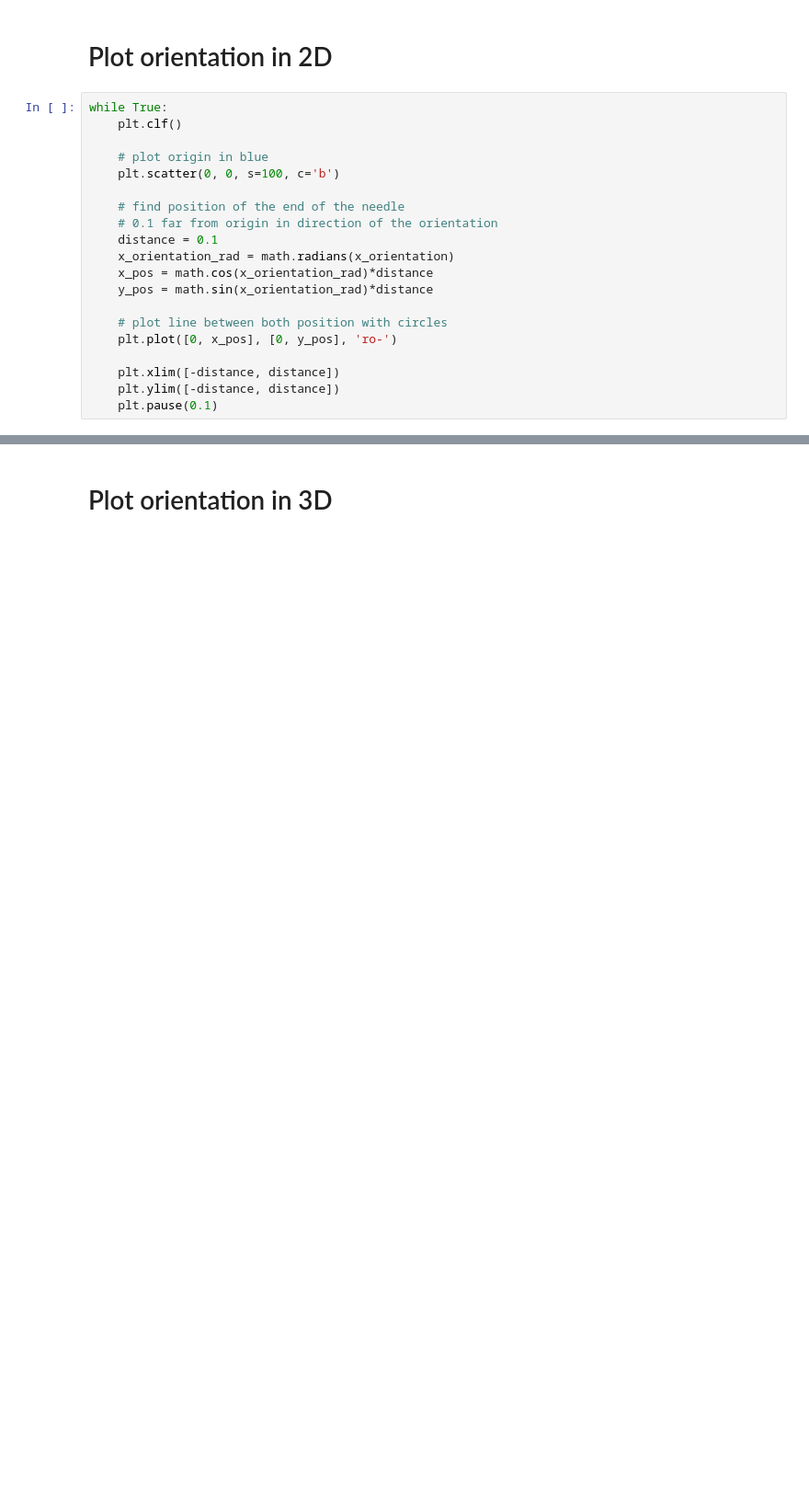
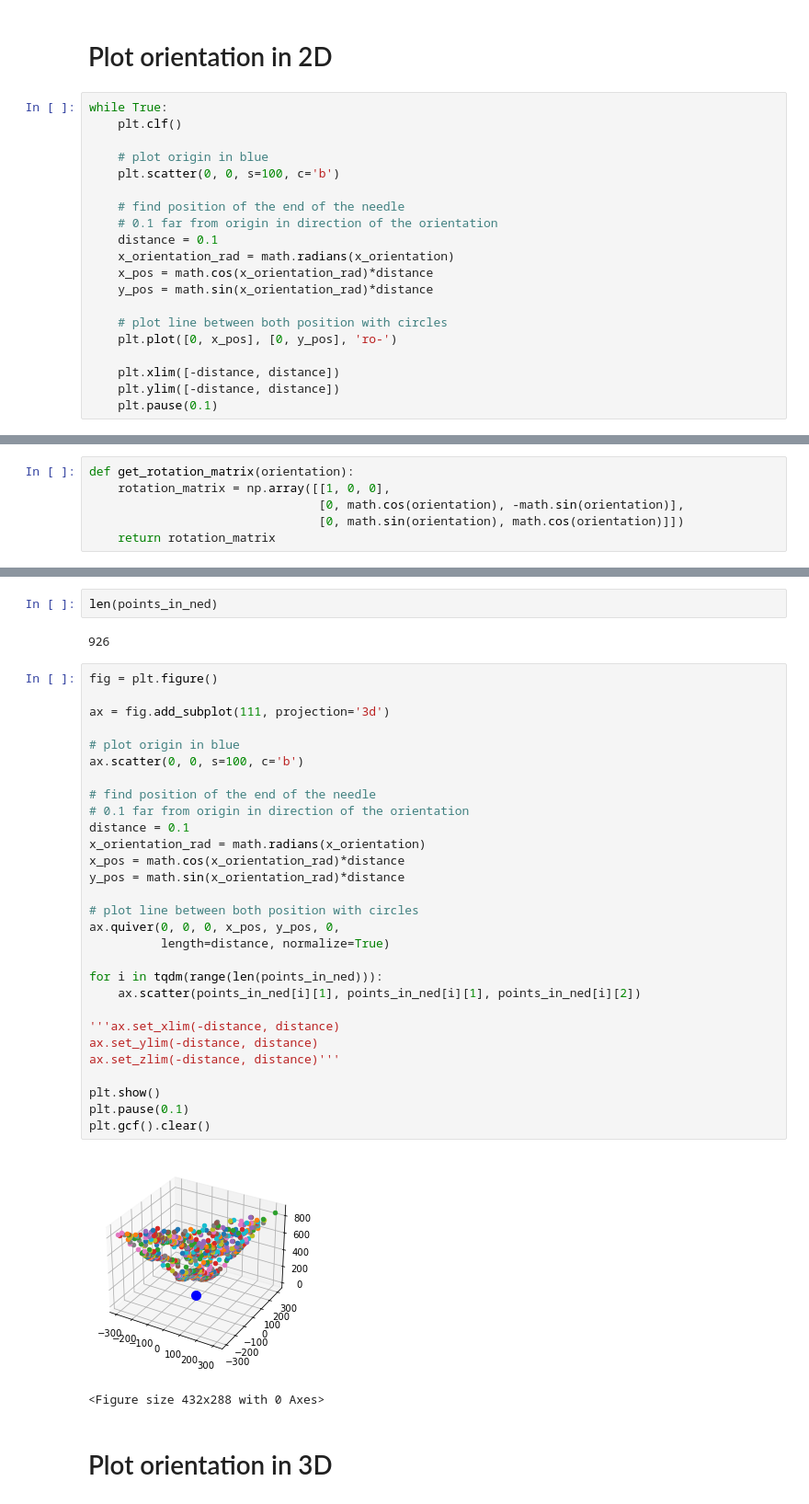
Before and after one commit to Apiquet/DepthEstimationAnd3dMapping, a Jupyter notebook: depth_projection_wrt_imu.ipynb, the cells around one changed output, grey strips where cells are left out. Shown at 92% size. Saved outputs shown, nothing was run; the diff lists cells and outputs as text; blank space fills up the shorter version.

Commit message:
[DEV][3D] Get cam spec and calculation for projection

```diff
--- a/depth_projection_wrt_imu.ipynb
+++ b/depth_projection_wrt_imu.ipynb
@@ -90,0 +142,6 @@ while True:
+# %%
+def get_rotation_matrix(orientation):
+    rotation_matrix = np.array([[1, 0, 0],
+                                [0, math.cos(orientation), -math.sin(orientation)],
+                                [0, math.sin(orientation), math.cos(orientation)]])
+    return rotation_matrix
@@ -91,3 +191,39 @@ while True:
+# %%
+len(points_in_ned)
+# %% [output]
+926
+# %%
+fig = plt.figure()
+
+ax = fig.add_subplot(111, projection='3d')
+
+# plot origin in blue
+ax.scatter(0, 0, s=100, c='b')
+
+# find position of the end of the needle
+# 0.1 far from origin in direction of the orientation
+distance = 0.1
+x_orientation_rad = math.radians(x_orientation)
+x_pos = math.cos(x_orientation_rad)*distance
+y_pos = math.sin(x_orientation_rad)*distance
+
+# plot line between both position with circles
+ax.quiver(0, 0, 0, x_pos, y_pos, 0,
+          length=distance, normalize=True)
+
+for i in tqdm(range(len(points_in_ned))):
+    ax.scatter(points_in_ned[i][1], points_in_ned[i][1], points_in_ned[i][2])
+
+'''ax.set_xlim(-distance, distance)
+ax.set_ylim(-distance, distance)
+ax.set_zlim(-distance, distance)'''
+
+plt.show()
+plt.pause(0.1)
+plt.gcf().clear()
+# %% [output]
+[figure, added]
+<Figure size 432x288 with 0 Axes>
 # %% [markdown]
 # Plot orientation in 3D
 # %%
```
Also changed, not shown: parts of 10 cells of this notebook.
